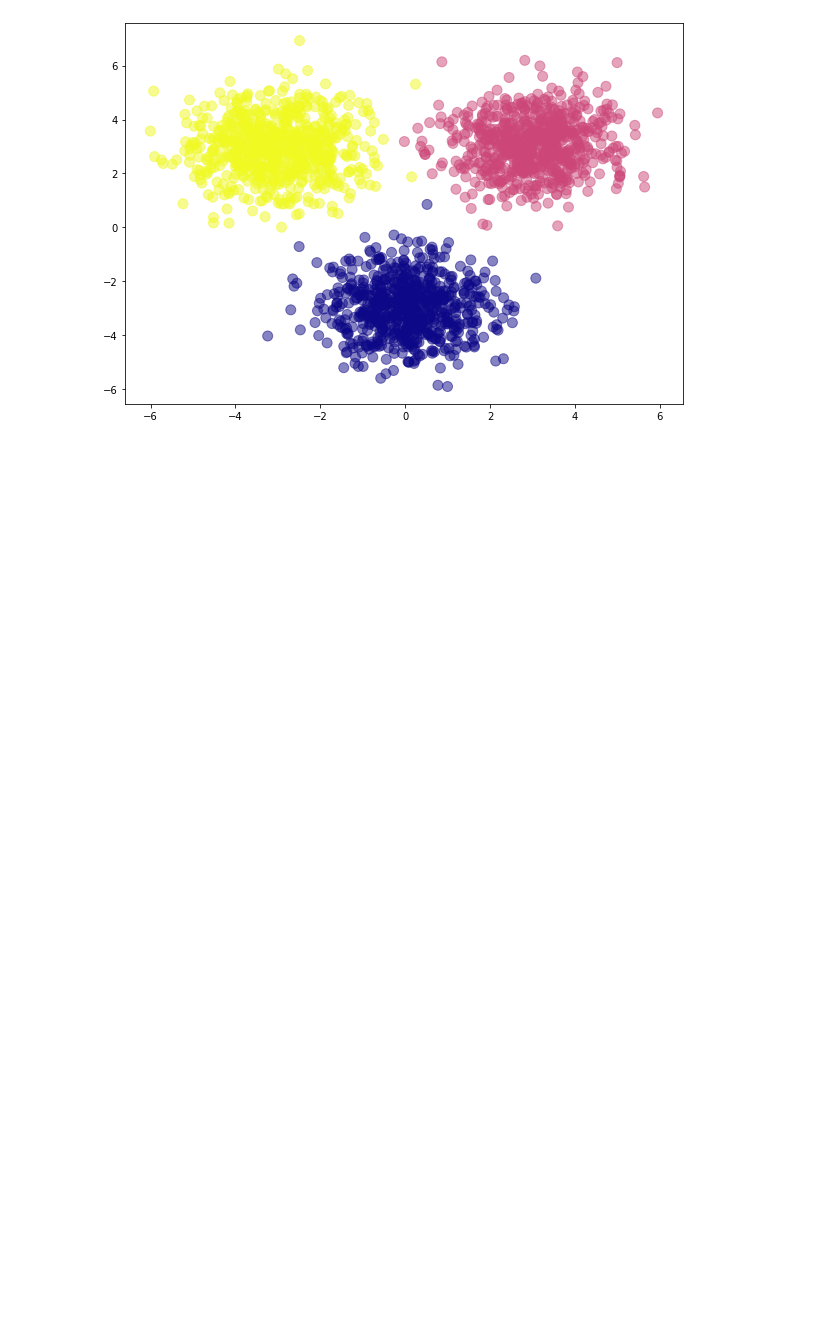
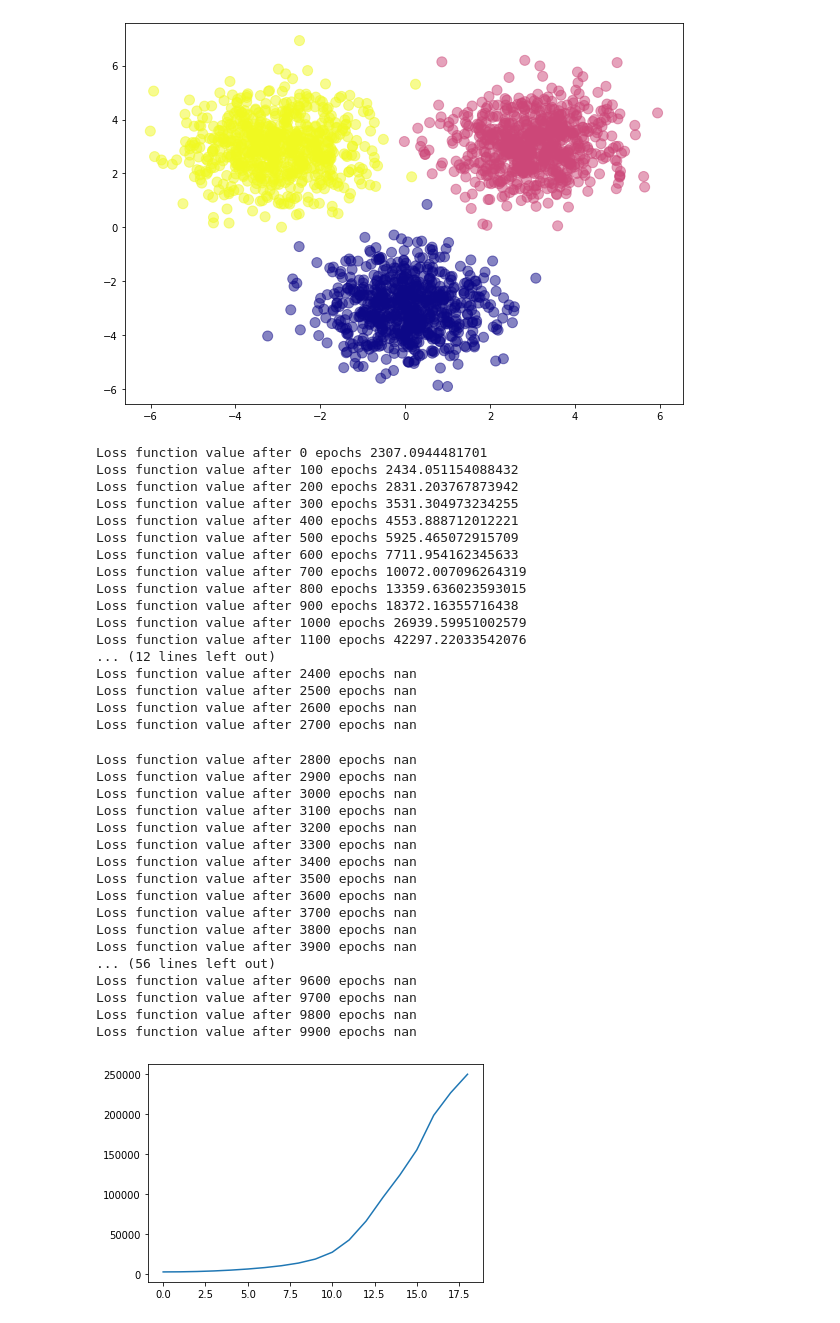
Before and after one commit to UtkarshRjn/gnr638-assignments, a Jupyter notebook: backprop.ipynb, the cells around one changed output. Saved outputs shown, nothing was run; the diff lists cells and outputs as text; code cells hidden in the pictures; blank space fills up the shorter version.

```diff
--- a/backprop.ipynb
+++ b/backprop.ipynb
@@ -63,7 +65,7 @@ def backward_prop(L,Y,caches):
     Dimensions:
         m -- numper of examples
         Y.shape() = (3,m)
-        b.shape() = (3,4)
+        beta.shape() = (3,4)
         Z.shape() = (4,m)
         alpha.shape() = (4,2)
         X.shape() = (2,m)
@@ -89,16 +91,18 @@ def backward_prop(L,Y,caches):
     """
     (X,alpha),(Z,beta) = caches
 
+    m = Y.shape[1]
     ## Phase 1
     db = L - Y
     dbeta = np.dot(db,Z.T)
-    dz = np.dot(beta.T,db)
+    dz = np.dot(beta.T,db)/m
 
     ## Phase 2
     da = np.multiply(dz,np.multiply(Z,1-Z))
     dalpha = np.dot(da,X.T)
-    dx = np.dot(alpha.T,da)
+    dx = np.dot(alpha.T,da)/m
 
+    grads = {}
     grads["dβ"] = dbeta
     grads["dz"] = dz
     grads["dα"] = dalpha
@@ -107,9 +111,9 @@ def backward_prop(L,Y,caches):
     return grads
 # %%
 def initialize_parameter():
-    alpha = np.random.rand(D,M)
-    beta = np.random.rand(O,D)
-    lr = 10e-4
+    alpha = np.random.rand(D,M)*0.01
+    beta = np.random.rand(O,D)*0.01
+    lr = 1e-4
 
     parameters = {}
     parameters["alpha"] = alpha
@@ -129,12 +133,13 @@ def forward_prop(X,parameters):
     B = np.dot(beta,Z)
     Y = softmax(B)
 
-    caches = [(A,alpha),(B,beta)]
+    caches = [(X,alpha),(A,beta)]
 
     return Y,caches
 # %%
-def update_parameters(parameters,grads,lr):
+def update_parameters(parameters,grads):
 
+    lr = parameters["lr"]
     parameters["alpha"] -= lr*grads["dα"]
     parameters["beta"] -= lr*grads["dβ"]
 
@@ -142,18 +147,54 @@ def update_parameters(parameters,grads,lr):
 # %%
 parameters = initialize_parameter()
 n_epoch = 10000
 costs = []
 
 for epoch in range(n_epoch):
 
     Y, caches = forward_prop(feature_set.T,parameters)
     grads = backward_prop(one_hot_labels.T,Y,caches)
-    parameters = update_parameters(parameters,grads,lr)
+    parameters = update_parameters(parameters,grads)
 
-    if epoch%200 == 0:
-        cost = compute_cost(Y,one_hot_labels)
-        Print('Loss function value after {} epochs'.format(epoch), cost)
+    if epoch%100 == 0:
+        cost = compute_cost(Y,one_hot_labels.T)
+        print('Loss function value after {} epochs'.format(epoch), cost)
         costs.append(cost)
 
-plt.plot(cost)
+plt.plot(costs)
 plt.show()
+# %% [output]
+Loss function value after 0 epochs 2307.0944481701
+Loss function value after 100 epochs 2434.051154088432
+Loss function value after 200 epochs 2831.203767873942
+Loss function value after 300 epochs 3531.304973234255
+Loss function value after 400 epochs 4553.888712012221
+Loss function value after 500 epochs 5925.465072915709
+Loss function value after 600 epochs 7711.954162345633
+Loss function value after 700 epochs 10072.007096264319
+Loss function value after 800 epochs 13359.636023593015
+Loss function value after 900 epochs 18372.16355716438
+Loss function value after 1000 epochs 26939.59951002579
+Loss function value after 1100 epochs 42297.22033542076
+... (12 lines left out)
+Loss function value after 2400 epochs nan
+Loss function value after 2500 epochs nan
+Loss function value after 2600 epochs nan
+Loss function value after 2700 epochs nan
+Loss function value after 2800 epochs nan
+Loss function value after 2900 epochs nan
+Loss function value after 3000 epochs nan
+Loss function value after 3100 epochs nan
+Loss function value after 3200 epochs nan
+Loss function value after 3300 epochs nan
+Loss function value after 3400 epochs nan
+Loss function value after 3500 epochs nan
+Loss function value after 3600 epochs nan
+Loss function value after 3700 epochs nan
+Loss function value after 3800 epochs nan
+Loss function value after 3900 epochs nan
+... (56 lines left out)
+Loss function value after 9600 epochs nan
+Loss function value after 9700 epochs nan
+Loss function value after 9800 epochs nan
+Loss function value after 9900 epochs nan
+[figure, added]
```
Also changed, not shown: parts of 4 cells of this notebook, 1 other file.
